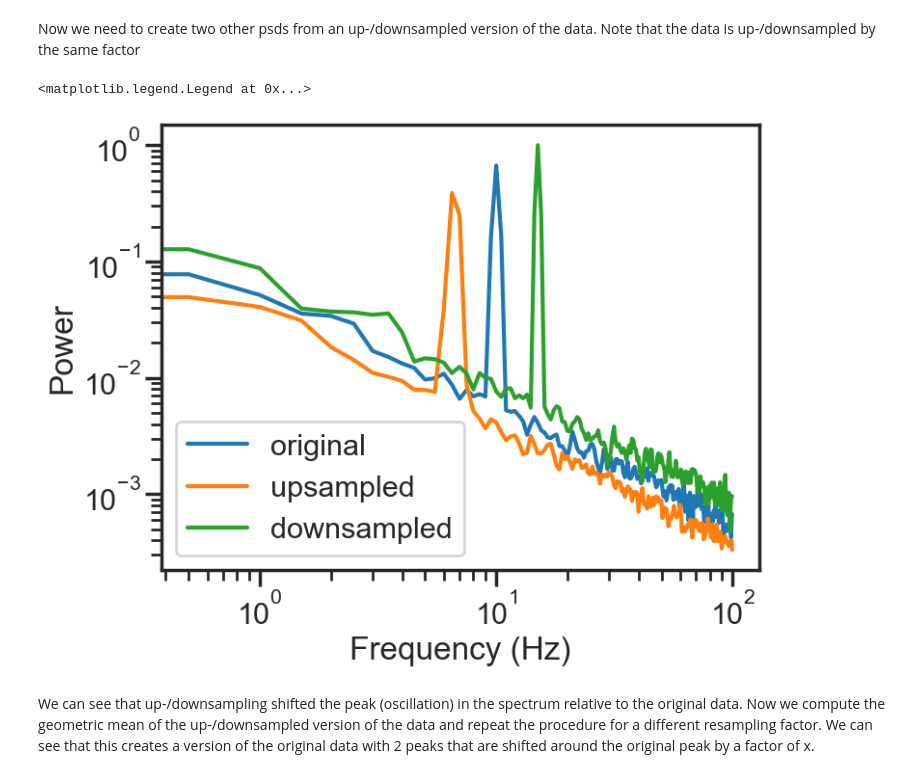
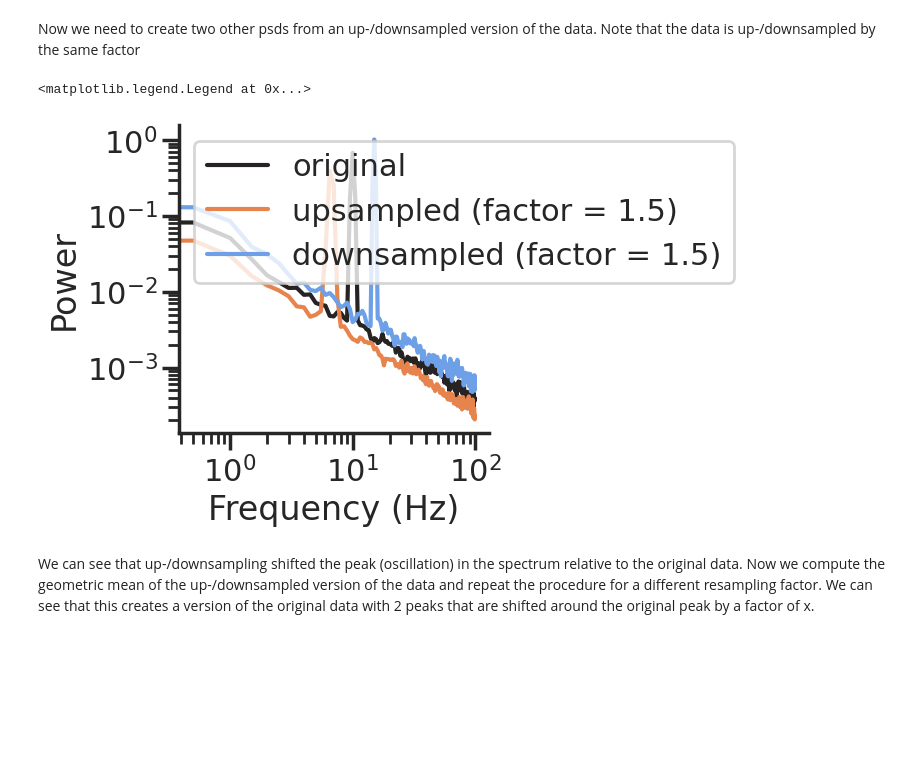
Before and after one commit to schmidtfa/pyrasa, a Jupyter notebook: examples/basic_functionality.ipynb, the cells around one changed output. Drawn from its saved outputs; the diff is of its cells as text; code cells hidden in the pictures; blank space fills up the shorter version.

```diff
--- a/examples/basic_functionality.ipynb
+++ b/examples/basic_functionality.ipynb
@@ -13,6 +13,12 @@ import pandas as pd
 
 sns.set_style('ticks')
 sns.set_context('poster')
+
+import matplotlib as mpl
+new_rc_params = {'text.usetex': False,
+                 "svg.fonttype": 'none'
+}
+mpl.rcParams.update(new_rc_params)
 # %% [markdown]
 We first simulate a signal with a single oscillation and a spectral slope of -1
 # %%
@@ -116,37 +120,40 @@ Now we need to create two other psds from an up-/downsampled version of the data
 Note that the data is up-/downsampled by the same factor
 # %%
 import fractions
+
 resampling_factor = 1.5
 
 def simple_rasa(resampling_factor):
     rat = fractions.Fraction(str(resampling_factor))
     up, down = rat.numerator, rat.denominator
 
     # Much faster than FFT-based resampling
     data_up = dsp.resample_poly(sig, up, down, axis=-1)
     data_down = dsp.resample_poly(sig, down, up, axis=-1)
 
     # Calculate an up/downsampled version of the PSD using same params as original
     _, psd_up = dsp.welch(data_up, fs * resampling_factor,  **kwargs_psd)
     _, psd_dw = dsp.welch(data_down, fs / resampling_factor, **kwargs_psd)
 
     return psd_up, psd_dw
 
 
 psd_up, psd_dw = simple_rasa(resampling_factor)
 
-f, ax = plt.subplots(figsize=(8,6))
+pal = sns.diverging_palette(250, 30, l=65, center="dark", n=3)
+
+f, ax = plt.subplots(figsize=(4,4))
 f_max = freq < 100
-ax.loglog(freq[f_max], psd[f_max], label='original')
-ax.loglog(freq[f_max], psd_up[f_max], label='upsampled')
-ax.loglog(freq[f_max], psd_dw[f_max], label='downsampled')
+ax.loglog(freq[f_max], psd[f_max], color=pal[1], label='original')
+ax.loglog(freq[f_max], psd_up[f_max], color=pal[2], label='upsampled (factor = 1.5)')
+ax.loglog(freq[f_max], psd_dw[f_max], color=pal[0], label='downsampled (factor = 1.5)')
 ax.set_ylabel('Power')
 ax.set_xlabel('Frequency (Hz)')
-
+sns.despine()
 plt.legend()
 # %% [output]
 <matplotlib.legend.Legend at 0x...>
-[figure, old version]
+[figure, new version]
 # %% [markdown]
 We can see that up-/downsampling shifted the peak (oscillation) in the spectrum relative to the original data.
 Now we compute the geometric mean of the up-/downsampled version of the data and repeat the procedure for a different resampling factor.
```
Also changed, not shown: parts of 15 cells of this notebook, 32 other files.
